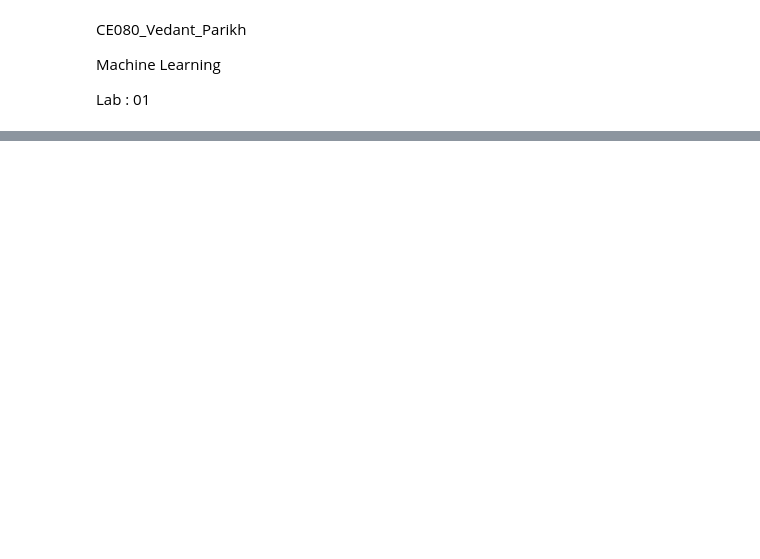
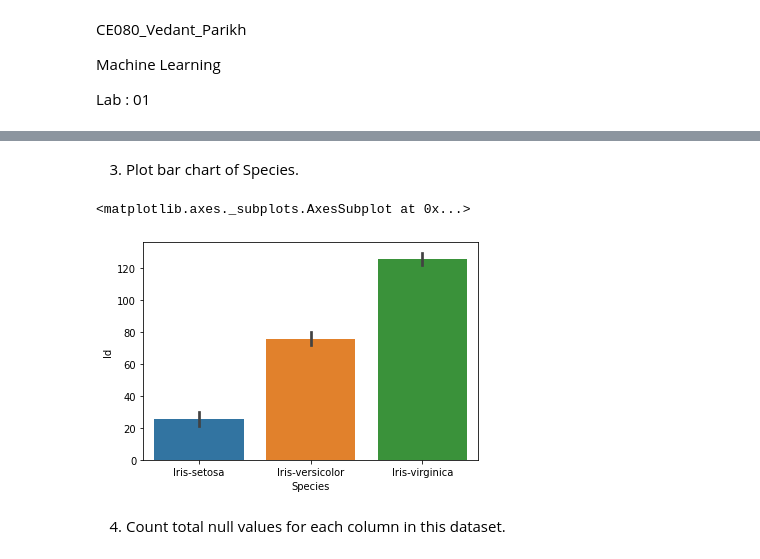
Before and after one commit to parikhvedant2003/CE080_ML_Labs, a Jupyter notebook: CE080_ML_Lab_01.ipynb, the cells around one changed output, grey strips where cells are left out. Drawn from its saved outputs; the diff is of its cells as text; code cells hidden in the pictures; blank space fills up the shorter version.

```diff
--- a/CE080_ML_Lab_01.ipynb
+++ b/CE080_ML_Lab_01.ipynb
@@ -375,0 +538,15 @@ First 10 rows of X:
+# %% [markdown]
+3. Plot bar chart of Species.
+# %%
+import seaborn as sns
+import warnings
+
+warnings.filterwarnings('ignore')  #this will ignore the warnings.it wont display warnings in notebook
+
+sns.barplot(x='Species', y='Id',data=data)
+# sns.barplot(x='SepalLengthCm', y='SepalWidthCm', hue = 'Species', data = data)
+# %% [output]
+<matplotlib.axes._subplots.AxesSubplot at 0x...>
+[figure, added]
+# %% [markdown]
+4. Count total null values for each column in this dataset.
```
Also changed, not shown: parts of 70 cells of this notebook, 4 other files.
